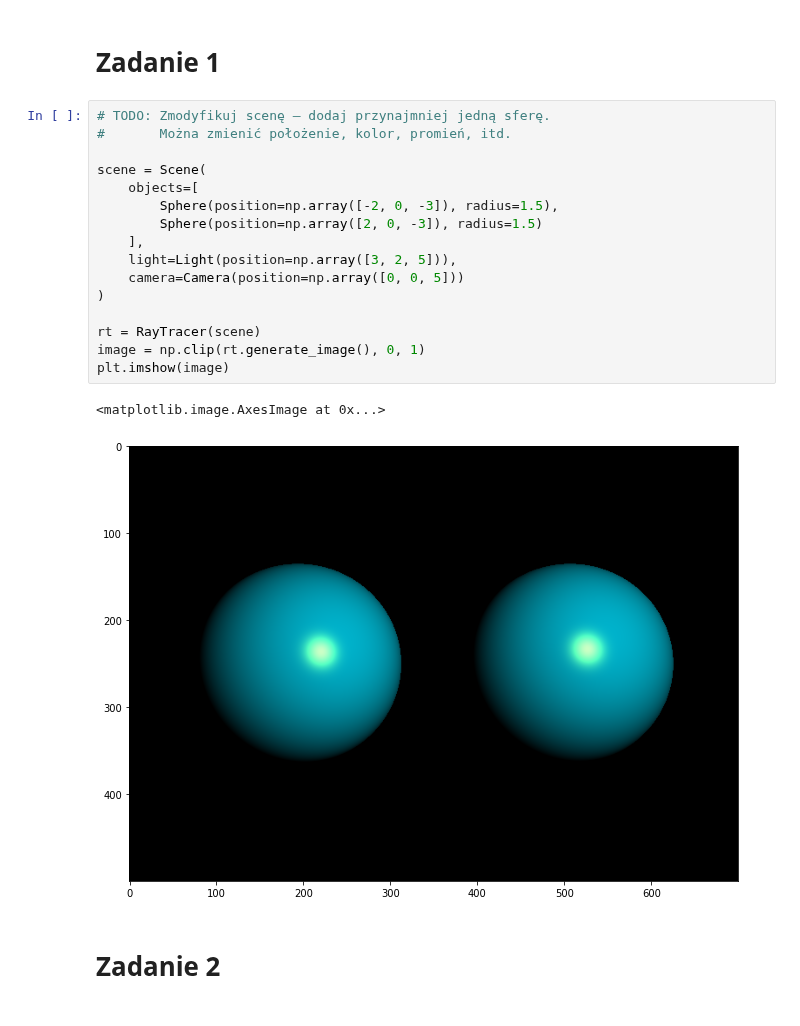
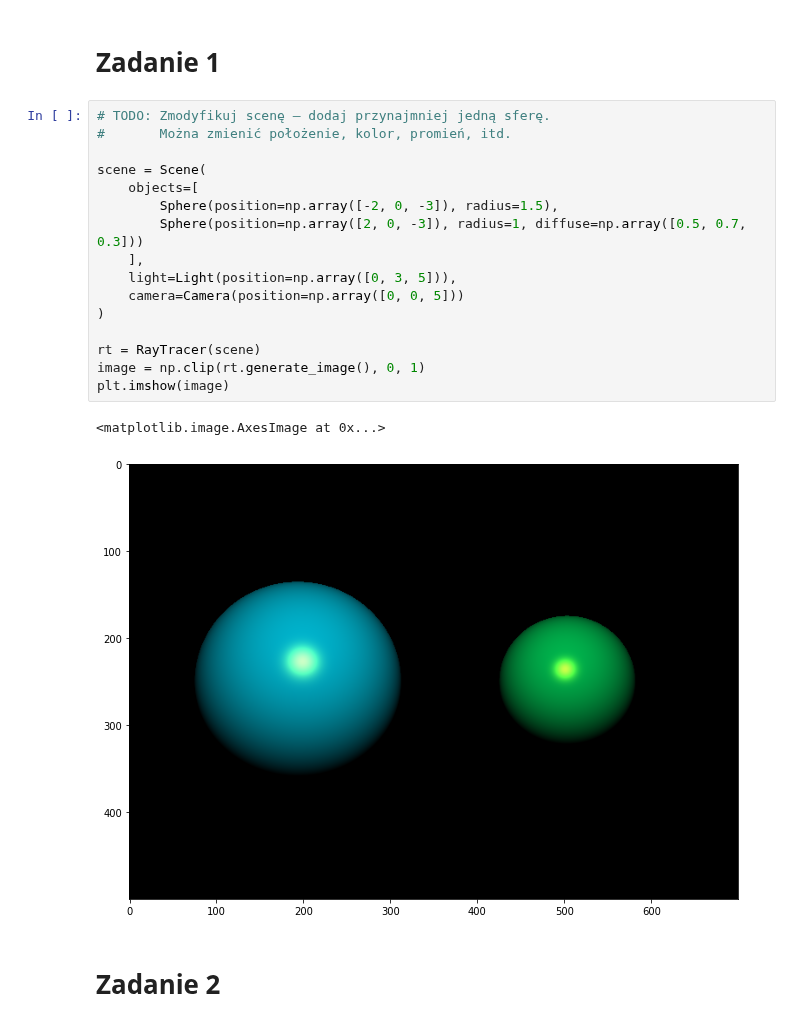
Before and after one commit to Pasti29/inzynieria-obrazow, a Jupyter notebook: lab7/rozwiazania.ipynb, the cells around one changed output. Drawn from its saved outputs; the diff is of its cells as text.

```diff
--- a/lab7/rozwiazania.ipynb
+++ b/lab7/rozwiazania.ipynb
@@ -295,22 +295,22 @@ plt.imshow(image)
 # %%
 # TODO: Zmodyfikuj scenę – dodaj przynajmniej jedną sferę.
 #       Można zmienić położenie, kolor, promień, itd.
 
 scene = Scene(
     objects=[
         Sphere(position=np.array([-2, 0, -3]), radius=1.5),
-        Sphere(position=np.array([2, 0, -3]), radius=1.5)
+        Sphere(position=np.array([2, 0, -3]), radius=1, diffuse=np.array([0.5, 0.7, 0.3]))
     ],
-    light=Light(position=np.array([3, 2, 5])),
+    light=Light(position=np.array([0, 3, 5])),
     camera=Camera(position=np.array([0, 0, 5]))
 )
 
 rt = RayTracer(scene)
 image = np.clip(rt.generate_image(), 0, 1)
 plt.imshow(image)
 # %% [output]
 <matplotlib.image.AxesImage at 0x...>
-[figure, old version]
+[figure, new version]
 # %% [markdown]
 # Zadanie 2
 # %%
```
Also changed, not shown: parts of 1 cell of this notebook.
